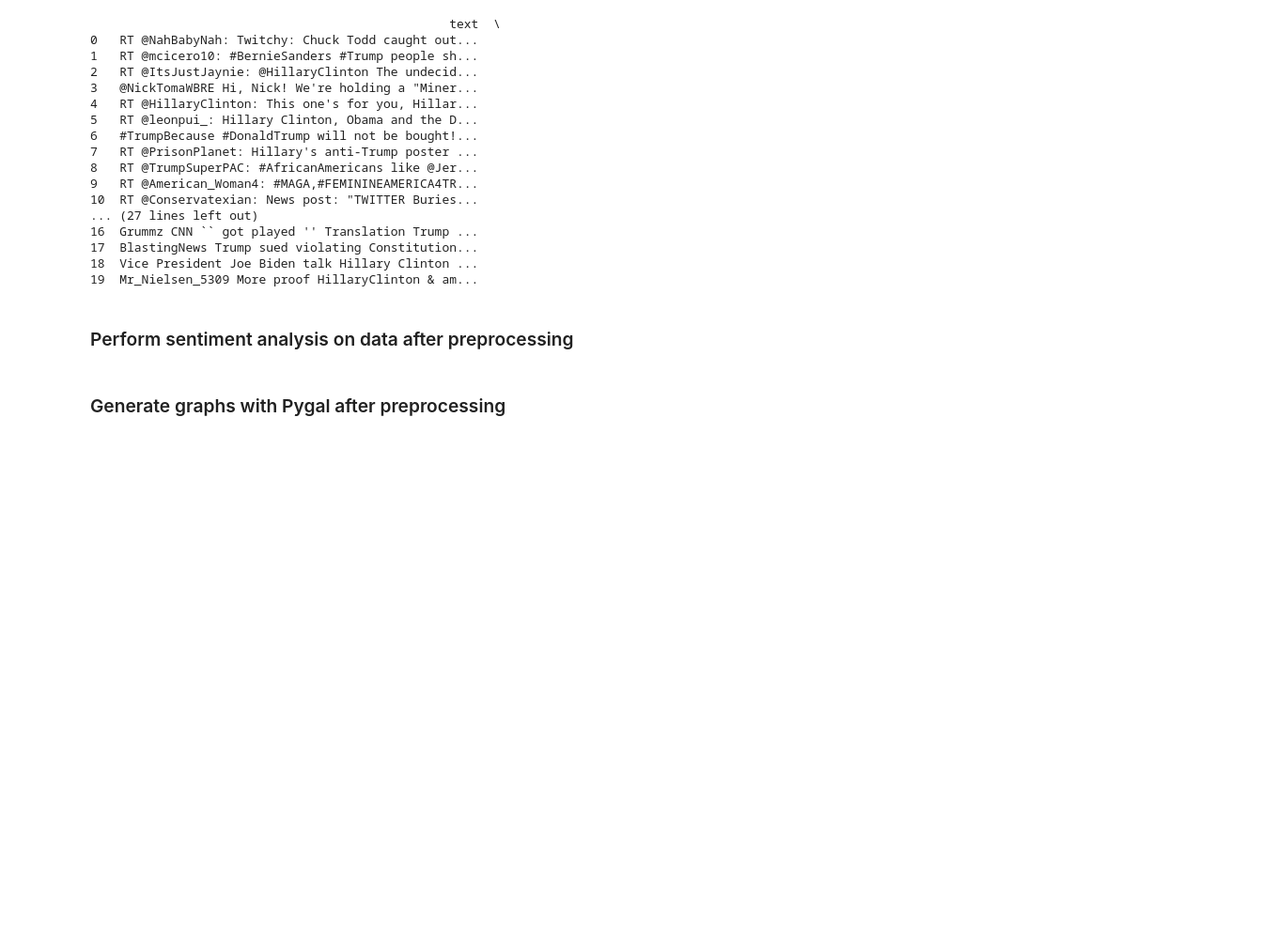
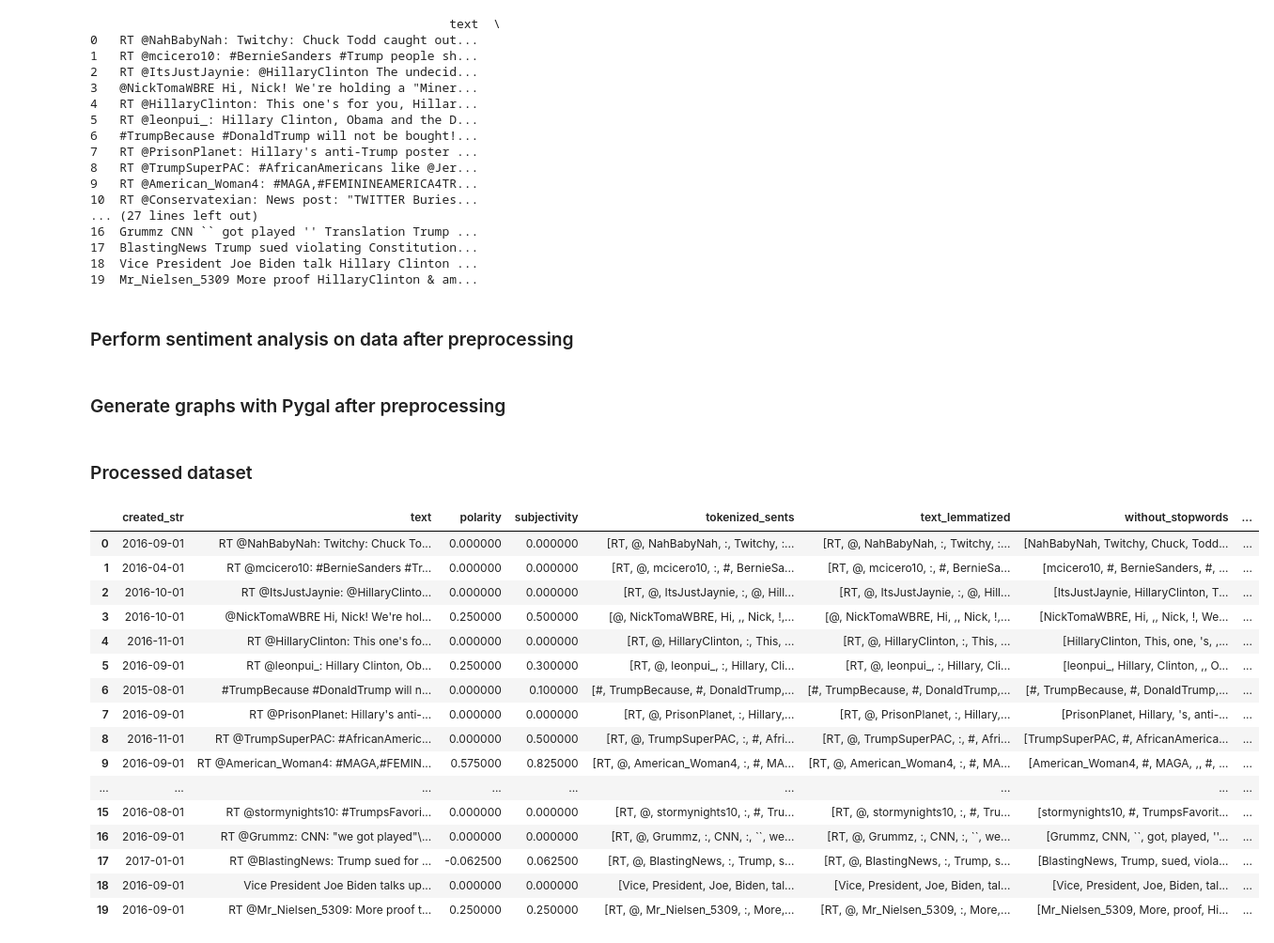
Before and after one commit to nomdebrew/tweet_analysis, a Jupyter notebook: logic.ipynb, the cells around one changed output. Shown at 94% size. Cells and saved outputs as stored; diff of their text form; code cells hidden in the pictures; blank space fills up the shorter version.

Commit message:
added processed df printout

```diff
--- a/logic.ipynb
+++ b/logic.ipynb
@@ -282,3 +282,25 @@ date_chart.add("trump", df_T2['subjectivity_2'])
 date_chart.add("Clinton", df_C2['subjectivity_2'])
 date_chart.add("Both", df_B2['subjectivity_2'])
 date_chart.render_to_file('images/subjectivity_date_processed.svg')
+# %% [markdown]
+<h3>Processed dataset</h3>
+# %%
+bothData.loc[0:19,:]
+# %% [output]
+|  | created_str | text | polarity | subjectivity | tokenized_sents | text_lemmatized | without_stopwords | ... |
+| 0 | 2016-09-01 | RT @NahBabyNah: Twitchy: Chuck To... | 0.000000 | 0.000000 | [RT, @, NahBabyNah, :, Twitchy, :... | [RT, @, NahBabyNah, :, Twitchy, :... | [NahBabyNah, Twitchy, Chuck, Todd... | ... |
+| 1 | 2016-04-01 | RT @mcicero10: #BernieSanders #Tr... | 0.000000 | 0.000000 | [RT, @, mcicero10, :, #, BernieSa... | [RT, @, mcicero10, :, #, BernieSa... | [mcicero10, #, BernieSanders, #, ... | ... |
+| 2 | 2016-10-01 | RT @ItsJustJaynie: @HillaryClinto... | 0.000000 | 0.000000 | [RT, @, ItsJustJaynie, :, @, Hill... | [RT, @, ItsJustJaynie, :, @, Hill... | [ItsJustJaynie, HillaryClinton, T... | ... |
+| 3 | 2016-10-01 | @NickTomaWBRE Hi, Nick! We're hol... | 0.250000 | 0.500000 | [@, NickTomaWBRE, Hi, ,, Nick, !,... | [@, NickTomaWBRE, Hi, ,, Nick, !,... | [NickTomaWBRE, Hi, ,, Nick, !, We... | ... |
+| 4 | 2016-11-01 | RT @HillaryClinton: This one's fo... | 0.000000 | 0.000000 | [RT, @, HillaryClinton, :, This, ... | [RT, @, HillaryClinton, :, This, ... | [HillaryClinton, This, one, 's, ,... | ... |
+| 5 | 2016-09-01 | RT @leonpui_: Hillary Clinton, Ob... | 0.250000 | 0.300000 | [RT, @, leonpui_, :, Hillary, Cli... | [RT, @, leonpui_, :, Hillary, Cli... | [leonpui_, Hillary, Clinton, ,, O... | ... |
+| 6 | 2015-08-01 | #TrumpBecause #DonaldTrump will n... | 0.000000 | 0.100000 | [#, TrumpBecause, #, DonaldTrump,... | [#, TrumpBecause, #, DonaldTrump,... | [#, TrumpBecause, #, DonaldTrump,... | ... |
+| 7 | 2016-09-01 | RT @PrisonPlanet: Hillary's anti-... | 0.000000 | 0.000000 | [RT, @, PrisonPlanet, :, Hillary,... | [RT, @, PrisonPlanet, :, Hillary,... | [PrisonPlanet, Hillary, 's, anti-... | ... |
+| 8 | 2016-11-01 | RT @TrumpSuperPAC: #AfricanAmeric... | 0.000000 | 0.500000 | [RT, @, TrumpSuperPAC, :, #, Afri... | [RT, @, TrumpSuperPAC, :, #, Afri... | [TrumpSuperPAC, #, AfricanAmerica... | ... |
+| 9 | 2016-09-01 | RT @American_Woman4: #MAGA,#FEMIN... | 0.575000 | 0.825000 | [RT, @, American_Woman4, :, #, MA... | [RT, @, American_Woman4, :, #, MA... | [American_Woman4, #, MAGA, ,, #, ... | ... |
+| ... | ... | ... | ... | ... | ... | ... | ... | ... |
+| 15 | 2016-08-01 | RT @stormynights10: #TrumpsFavori... | 0.000000 | 0.000000 | [RT, @, stormynights10, :, #, Tru... | [RT, @, stormynights10, :, #, Tru... | [stormynights10, #, TrumpsFavorit... | ... |
+| 16 | 2016-09-01 | RT @Grummz: CNN: "we got played"\... | 0.000000 | 0.000000 | [RT, @, Grummz, :, CNN, :, ``, we... | [RT, @, Grummz, :, CNN, :, ``, we... | [Grummz, CNN, ``, got, played, ''... | ... |
+| 17 | 2017-01-01 | RT @BlastingNews: Trump sued for ... | -0.062500 | 0.062500 | [RT, @, BlastingNews, :, Trump, s... | [RT, @, BlastingNews, :, Trump, s... | [BlastingNews, Trump, sued, viola... | ... |
+| 18 | 2016-09-01 | Vice President Joe Biden talks up... | 0.000000 | 0.000000 | [Vice, President, Joe, Biden, tal... | [Vice, President, Joe, Biden, tal... | [Vice, President, Joe, Biden, tal... | ... |
+| 19 | 2016-09-01 | RT @Mr_Nielsen_5309: More proof t... | 0.250000 | 0.250000 | [RT, @, Mr_Nielsen_5309, :, More,... | [RT, @, Mr_Nielsen_5309, :, More,... | [Mr_Nielsen_5309, More, proof, Hi... | ... |
```
